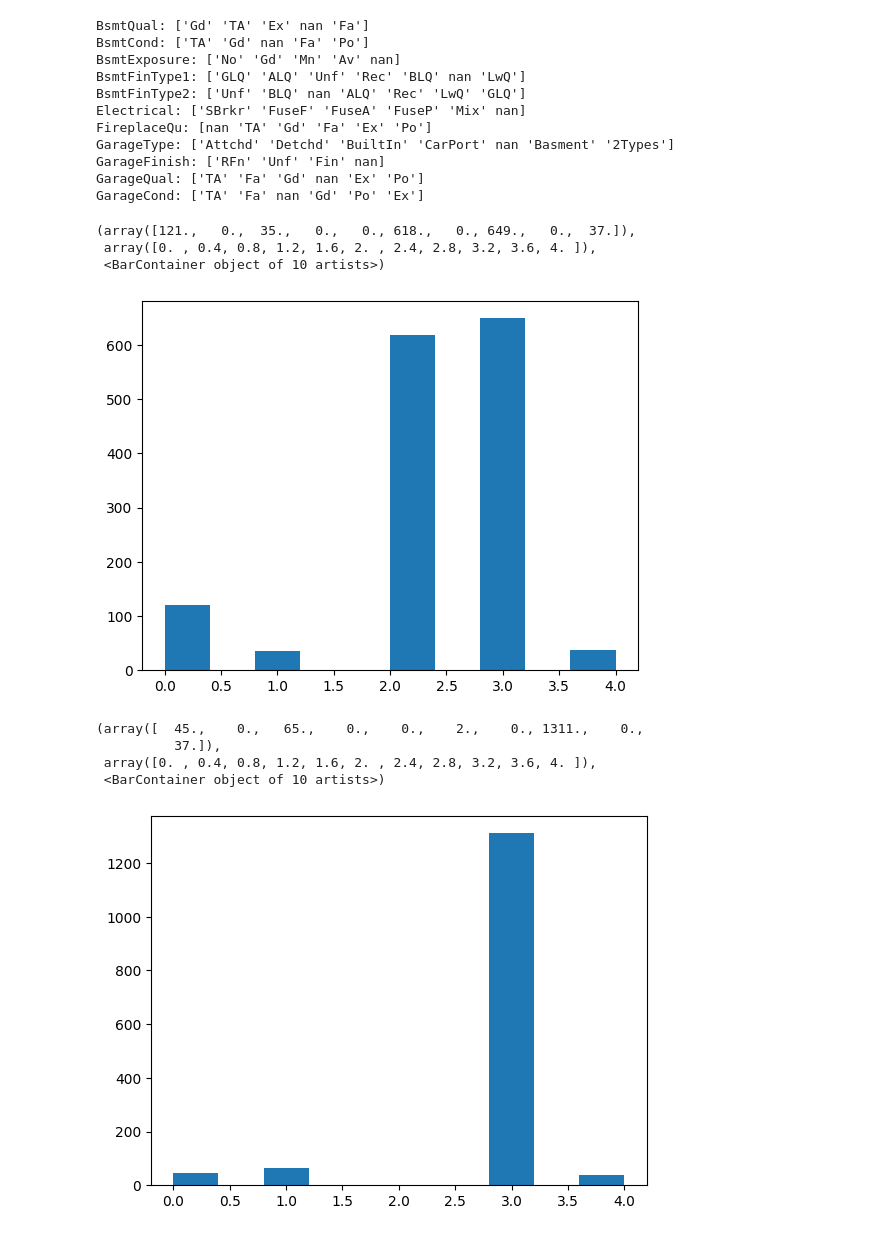
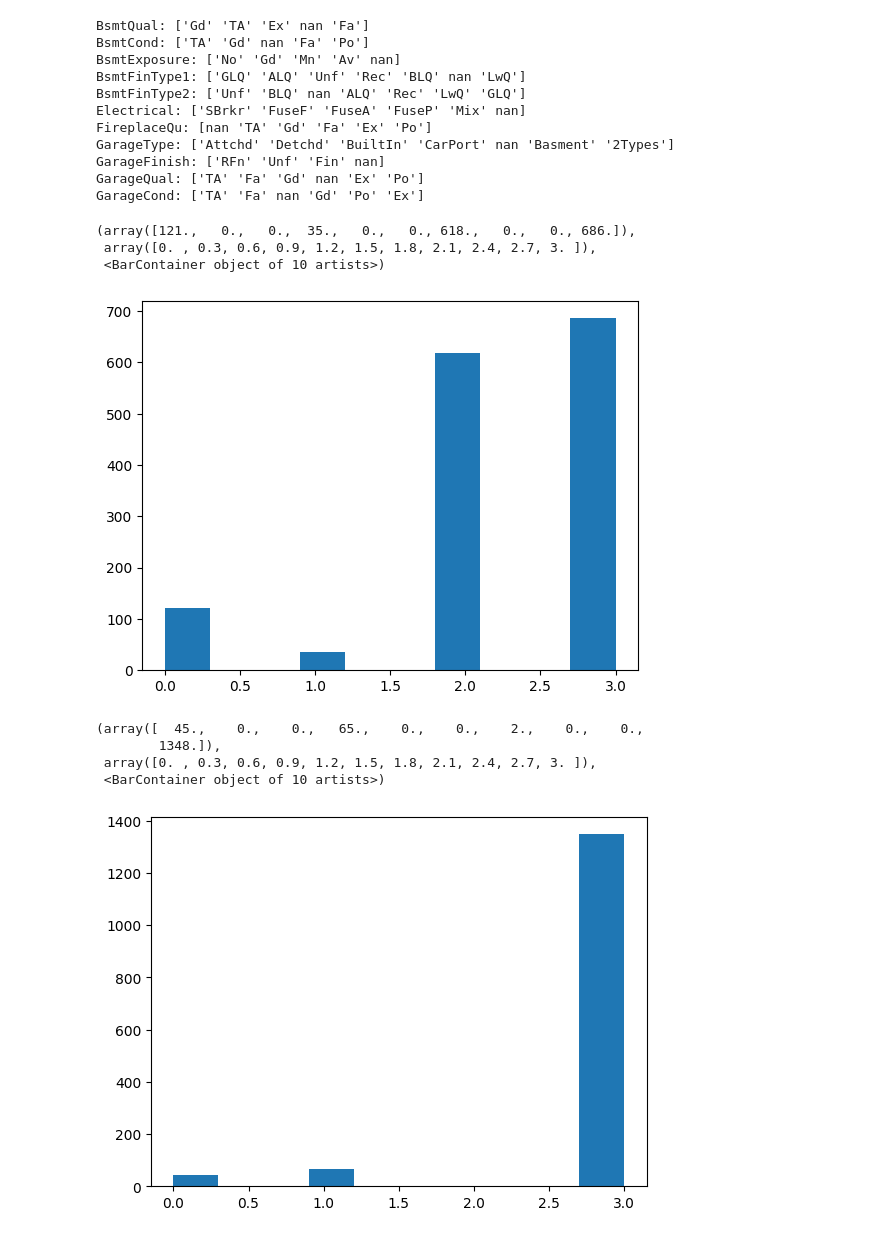
Before and after one commit to MohAsh81/Kaggle, a Jupyter notebook: Advanced_House_Prediction.ipynb, the cells around one changed output. Saved outputs shown, nothing was run; the diff lists cells and outputs as text; code cells hidden in the pictures.

```diff
--- a/Advanced_House_Prediction.ipynb
+++ b/Advanced_House_Prediction.ipynb
@@ -189,37 +189,29 @@ GarageQual: ['TA' 'Fa' 'Gd' nan 'Ex' 'Po']
 GarageCond: ['TA' 'Fa' nan 'Gd' 'Po' 'Ex']
 # %%
 import matplotlib.pyplot as plt
-from sklearn.preprocessing import LabelEncoder
+from sklearn.preprocessing import OrdinalEncoder,OneHotEncoder
 
-le = LabelEncoder()
-df2["BsmtQual"] = le.fit_transform(df2["BsmtQual"])
+oe = OrdinalEncoder()
+df2["BsmtQual"] = oe.fit_transform(df2[["BsmtQual"]])
 
-# Generate random values (2 or 3) for the missing values
-random_values = np.random.choice([2, 3], size=df2['BsmtQual'].isna().sum())
-
-# Create a mask for the missing values
-missing_mask = df2['BsmtQual'].isna()
-
-# Fill missing values in the 'BsmtQual' column with the random values
-df2.loc[missing_mask, 'BsmtQual'] = random_values
+df2['BsmtQual'].fillna(df2['BsmtQual'].mode()[0], inplace=True)
 
 plt.hist(df2["BsmtQual"])
 # %% [output]
-(array([121.,   0.,  35.,   0.,   0., 618.,   0., 649.,   0.,  37.]),
- array([0. , 0.4, 0.8, 1.2, 1.6, 2. , 2.4, 2.8, 3.2, 3.6, 4. ]),
+(array([121.,   0.,   0.,  35.,   0.,   0., 618.,   0.,   0., 686.]),
+ array([0. , 0.3, 0.6, 0.9, 1.2, 1.5, 1.8, 2.1, 2.4, 2.7, 3. ]),
  <BarContainer object of 10 artists>)
-[figure, old version]
+[figure, new version]
 # %%
-le = LabelEncoder()
-df2["BsmtCond"] = le.fit_transform(df2["BsmtCond"])
+df2["BsmtCond"] = oe.fit_transform(df2[["BsmtCond"]])
 
-# df2["BsmtCond"].fillna(3)
+df2["BsmtCond"].fillna(3,inplace=True)
 
 plt.hist(df2["BsmtCond"])
 # %% [output]
-(array([  45.,    0.,   65.,    0.,    0.,    2.,    0., 1311.,    0.,
-          37.]),
- array([0. , 0.4, 0.8, 1.2, 1.6, 2. , 2.4, 2.8, 3.2, 3.6, 4. ]),
+(array([  45.,    0.,    0.,   65.,    0.,    0.,    2.,    0.,    0.,
+        1348.]),
+ array([0. , 0.3, 0.6, 0.9, 1.2, 1.5, 1.8, 2.1, 2.4, 2.7, 3. ]),
  <BarContainer object of 10 artists>)
-[figure, old version]
+[figure, new version]
 # %%
```
Also changed, not shown: parts of 15 cells of this notebook.
